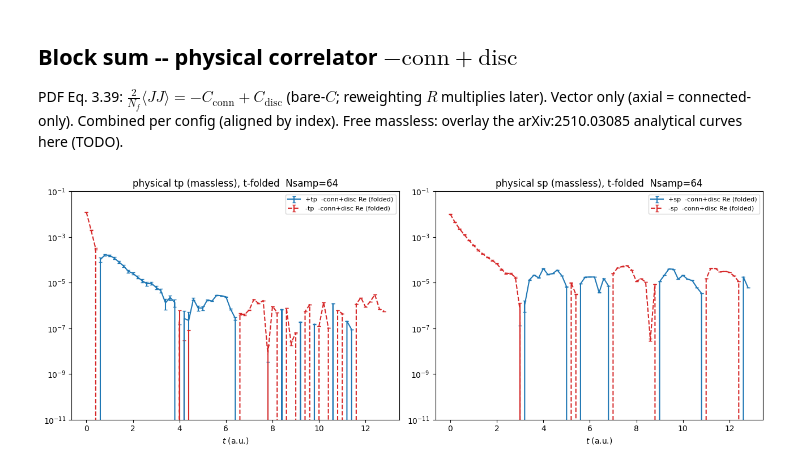
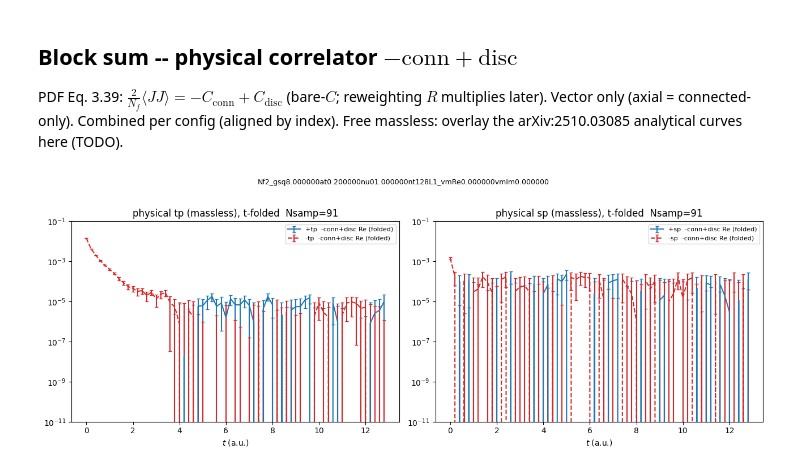
Before and after one commit to nobuyukimatsumoto68/qed3, a Jupyter notebook: src/both_3d/jj_corr_massless_claude.ipynb, the cells around one changed output. Cells and saved outputs as stored; diff of their text form; code cells hidden in the pictures.

```diff
--- a/src/both_3d/jj_corr_massless_claude.ipynb
+++ b/src/both_3d/jj_corr_massless_claude.ipynb
@@ -49,11 +49,18 @@ Set the ensemble (`ens`: `'free'` for the U=1 check, or an interacting `--ens-di
 MASSLESS valence.  The notebook ASSERTS the designated mass pattern.
 # %%
 # ===== Block 0: ENSEMBLE ID + parameters (MASSLESS) =====
-gsq = "8.000000"; at = "0.200000"; Nt = 128; L = 1; Nf = 2; nu0 = "1.000000"
+gsq = "8.000000"; at = "0.200000"; Nt = 128; L = 1; nu0 = "1.000000"
 current = "vector"
 
 # free vs interacting: 'free' (U=1 check) or the --ens-dir basename of an interacting ensemble.
-ens = 'free'
+# ---- FREE CASE (commented out; was the U=1 check) ----
+# ens = 'free'
+# Nf = 2
+# nhits = 64        # free --all run used 64 hits
+# ---- INTERACTING massless-sea ensembles (Nf=2 / Nf=4); pick ONE ----
+Nf = 2; ens = 'Nf%d_gsq8.000000at0.200000nu01.000000nt128L1' % Nf
+# Nf = 4; ens = 'Nf%d_gsq8.000000at0.200000nu01.000000nt128L1' % Nf
+nhits = 1          # interacting run used --nhits 1
 
 # Valence mass for THIS notebook = MASSLESS.  Assert the designated pattern.
 mre, mim = 0.0, 0.0
@@ -61,7 +68,12 @@ assert (mre == 0.0) and (mim == 0.0), "MASSLESS notebook: require (mre,mim)==(0,
 parity = False   # massless: Vmm = conj(Vpp); axial uses massless D_ov on both legs
 
 n_t0 = 2          # match --n-t0 used in the run
-nhits = 64        # match --nhits (free --all run used 64)
+# read cap: load ONLY corr.<k>/disc_proced.<k> with k <= kmax_read.  Set this BELOW the running
+# corr job's current frontier so the loaders never touch the file being written (None => all).
+kmax_read = 1000  # upper read cap: load ONLY k <= kmax_read (None => all, incl. in-progress).
+                  # NOTE configs are trajectory-indexed with stride 10 (corr.10, corr.20, ...),
+                  # so kmax_read=100 keeps k=10..100; for the first 100 configs use kmax_read=1000.
+kmin_therm = 100  # thermalization cut: jackknife ONLY configs with k >= kmin_therm (see Block therm).
 binsize = 1
 dir1 = '/mnt/barracuda22/qed3/qed3/src/both_3d/'
 
@@ -345,29 +505,40 @@ Free massless: overlay the arXiv:2510.03085 analytical curves here (TODO).
 # %%
 # ===== Block sum: physical = -conn + disc (vector), t-folded Re (Im omitted) =====
 # Eq. 3.39: physical = -C_conn + C_disc (bare-C; reweighting R later).  Axial = connected-only.
+# NOTE: this uses the UNSUBTRACTED (raw) disc -- literally -C_c + C_d (Block disc still PLOTS the
+#       Eq.12 DC-subtracted disc; only that plot is subtracted, the physical sum is not).
 # Sample-axis bookkeeping:
 #   interacting (conn & disc both per-config, equal counts): combine per config -> jackknife configs.
 #   free (conn = hit samples, disc_proced = 1 collapsed config): add the disc CENTRAL as a small fixed
 #     correction and jackknife over the conn hit-samples.
 def physical(conn, disc):
     if conn.size == 0:
         return np.array([])
     if disc.size and disc.shape[0] == conn.shape[0]:
         return -conn + disc                      # aligned per sample (interacting: per config)
     dc = np.mean(disc, axis=0) if disc.size else 0.0
     return -conn + dc                            # free: -conn(hit samples) + disc central
 
-ph_tp = physical(tp_vpp, disc_tp)
-ph_sp = physical(sp_vpp, disc_sp)
+# def physical(conn, disc):
+#     if conn.size == 0:
+#         return np.array([])
+#     if disc.size and disc.shape[0] == conn.shape[0]:
+#         return conn + disc                      # aligned per sample (interacting: per config)
+#     dc = np.mean(disc, axis=0) if disc.size else 0.0
+#     return conn + dc                            # free: -conn(hit samples) + disc central
+
+ph_tp = physical(tp_vpp, disc_tp_raw)
+ph_sp = physical(sp_vpp, disc_sp_raw)
 fig, ax = plt.subplots(1, 2, figsize=(13, 5))
+fig.suptitle(esnid(), fontsize=9)
 n_tp = plot_signed_fold(ax[0], ph_tp.real, 'tp  -conn+disc Re (folded)')
 n_sp = plot_signed_fold(ax[1], ph_sp.real, 'sp  -conn+disc Re (folded)')
 ax[0].set_title('physical tp (massless), t-folded  Nsamp=%d' % n_tp)
 ax[1].set_title('physical sp (massless), t-folded  Nsamp=%d' % n_sp)
-plt.tight_layout()
+plt.tight_layout(rect=[0, 0, 1, 0.96])
 
 # TODO: overlay arXiv:2510.03085 analytical massless curves (free-field validation).
 if ph_tp.size == 0:
     print('NOTE: sum needs conn (corr_*.h5); disc central from disc_proced.*.h5 (run jj_disc_postproc).')
 # %% [output]
-[figure, old version]
+[figure, new version]
```
Also changed, not shown: parts of 10 cells of this notebook, 42 other files.
